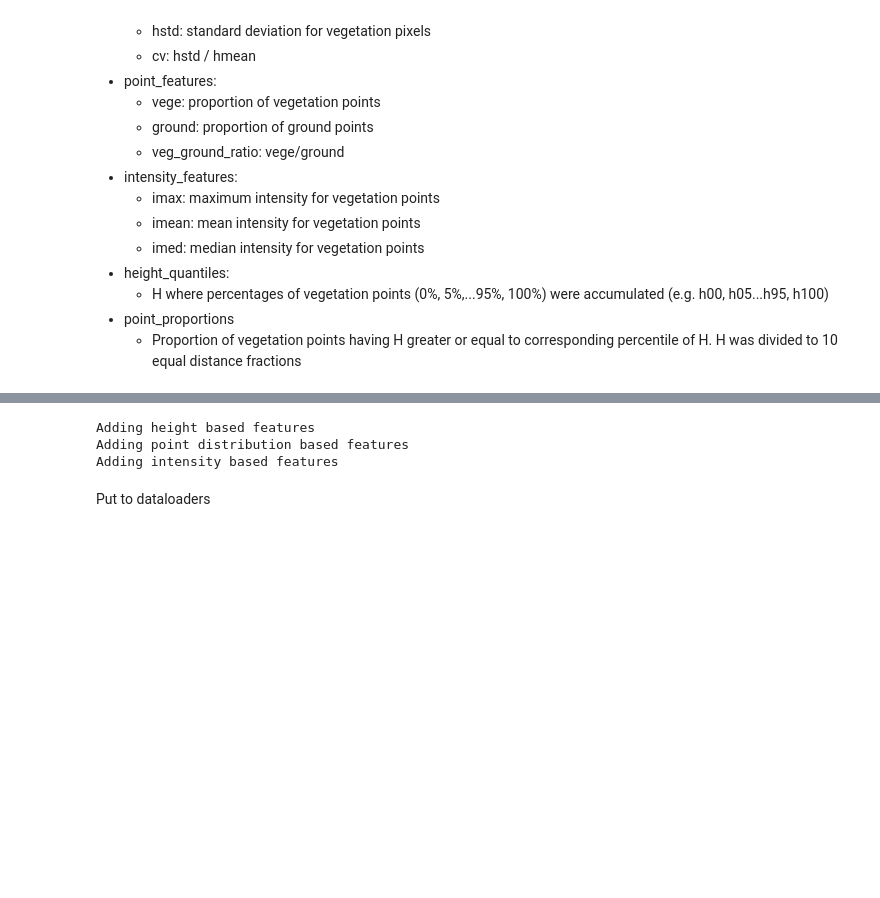
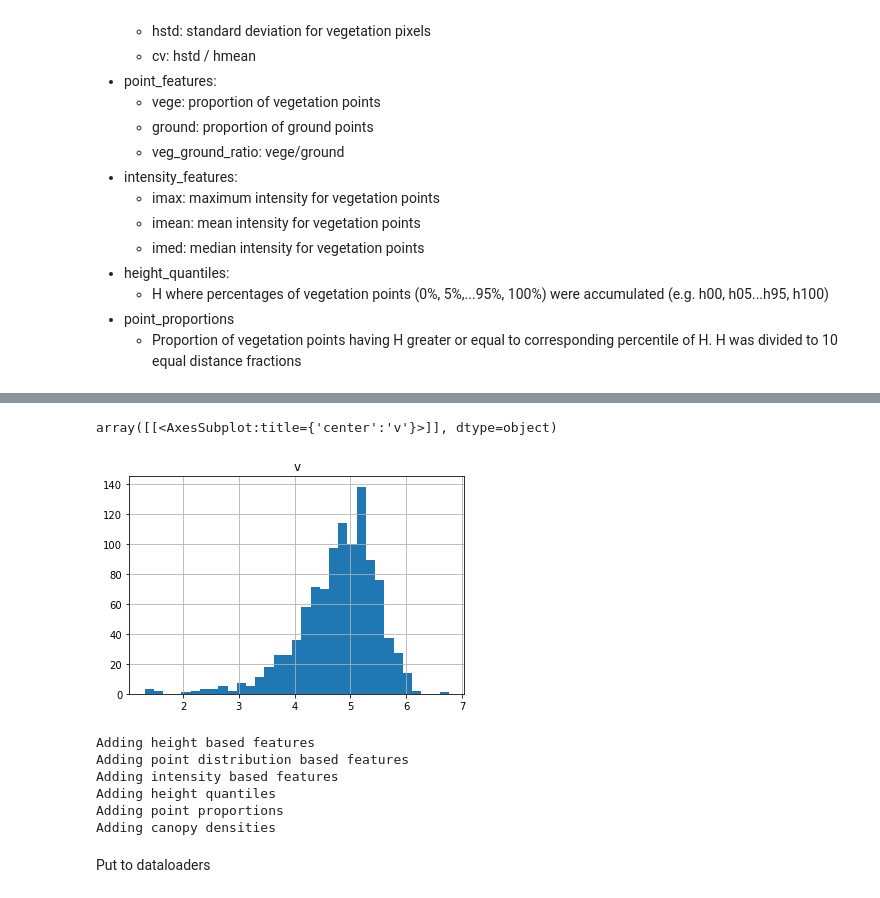
Before and after one commit to mayrajeo/enveco, a Jupyter notebook: LiDAR predictions.ipynb, the cells around one changed output, grey strips where cells are left out. Saved outputs shown, nothing was run; the diff lists cells and outputs as text; code cells hidden in the pictures; blank space fills up the shorter version.

```diff
--- a/LiDAR predictions.ipynb
+++ b/LiDAR predictions.ipynb
@@ -46,11 +42,21 @@ Preprocess dataframes and extract lidar features from them. Specify which featur
+# %%
+np.log1p(trainval_tb.train.ys).hist(bins='auto')
+# %% [output]
+array([[<AxesSubplot:title={'center':'v'}>]], dtype=object)
+[figure, added]
 # %%
 trainval_tb, test_tb = preprocessor.preprocess_lidar(target_col='v', path='../enveco_data/enveco/AV_las/', min_h=1.5,
                                                      height_features=True,
                                                      point_features=True,
                                                      intensity_features=True,
                                                      height_quantiles=True,
-                                                     point_proportions=True)
+                                                     point_proportions=True,
+                                                     canopy_densities=True,
+                                                     normalize=True)
 # %% [output]
 Adding height based features
 Adding point distribution based features
 Adding intensity based features
+Adding height quantiles
+Adding point proportions
+Adding canopy densities
```
Also changed, not shown: parts of 33 cells of this notebook, 9 other files.
